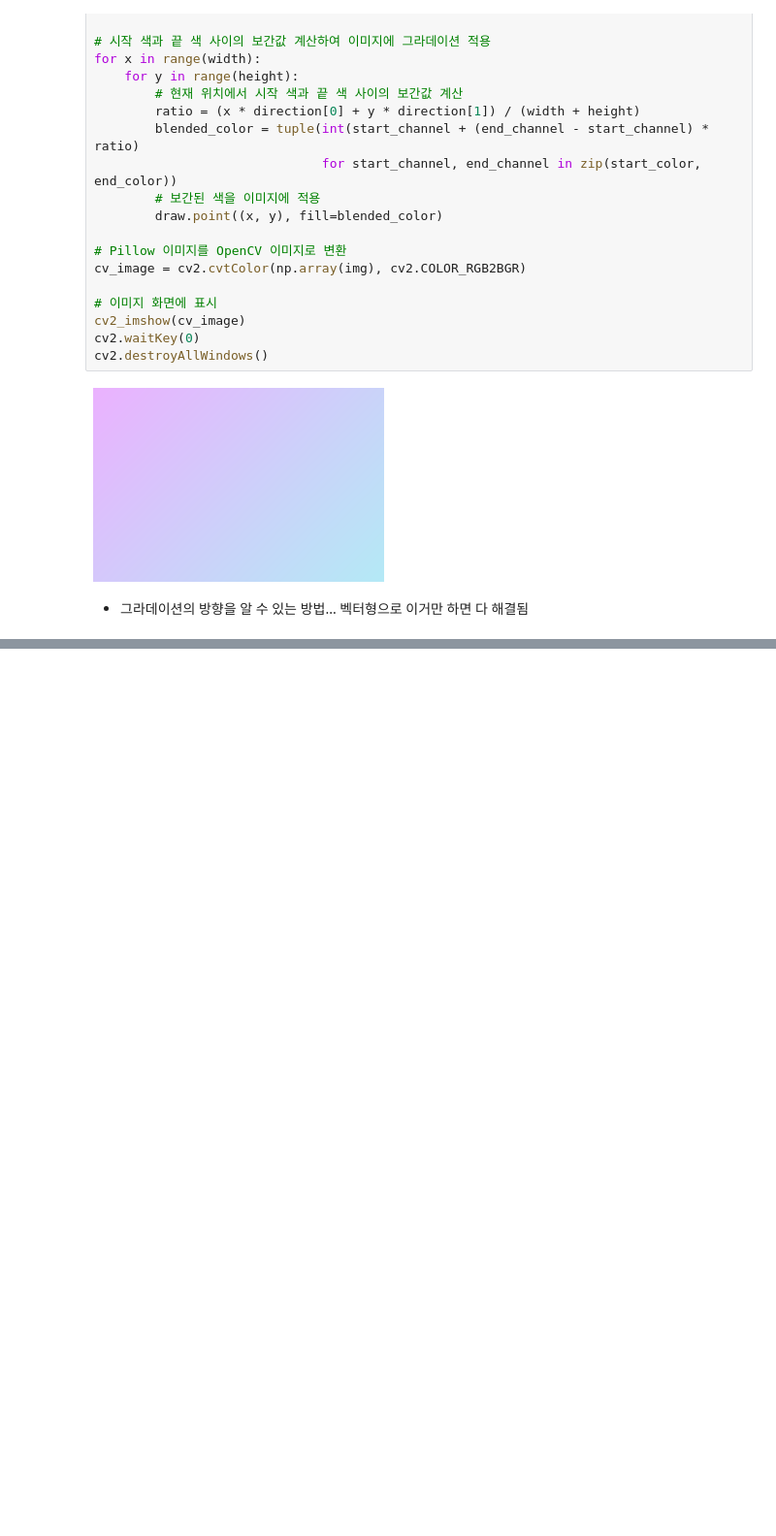
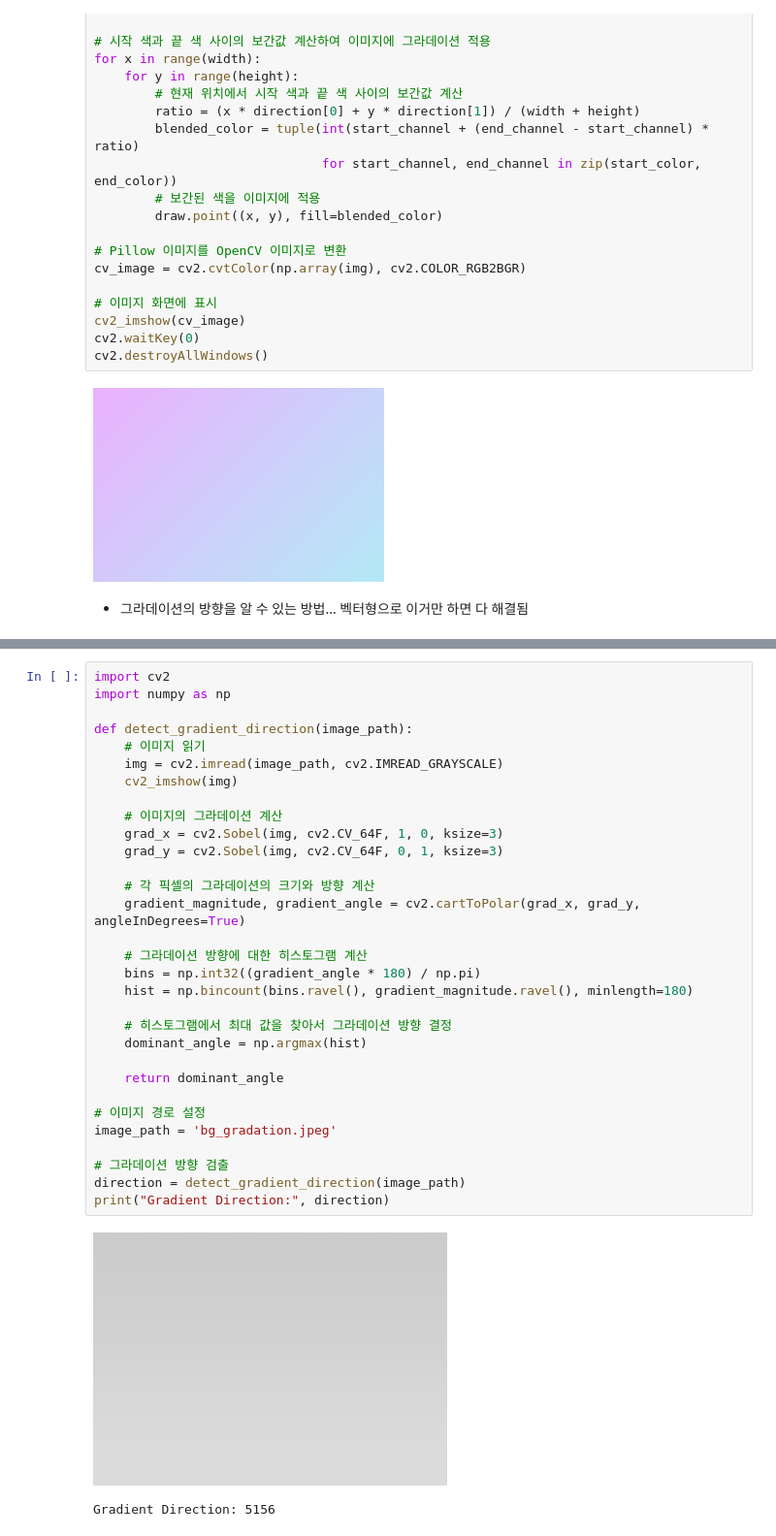
Before and after one commit to min02choi/Style-Color-Detect, a Jupyter notebook: gradation_calculate.ipynb, the cells around one changed output, grey strips where cells are left out. Shown at 97% size. Drawn from its saved outputs; the diff is of its cells as text; blank space fills up the shorter version.

Commit message:
[Feat] 그라데이션 방향 구하기 및 전체 코드 정리 시작

```diff
--- a/gradation_calculate.ipynb
+++ b/gradation_calculate.ipynb
@@ -233,0 +328,34 @@ cv2.destroyAllWindows()
+# %%
+import cv2
+import numpy as np
+
+def detect_gradient_direction(image_path):
+    # 이미지 읽기
+    img = cv2.imread(image_path, cv2.IMREAD_GRAYSCALE)
+    cv2_imshow(img)
+
+    # 이미지의 그라데이션 계산
+    grad_x = cv2.Sobel(img, cv2.CV_64F, 1, 0, ksize=3)
+    grad_y = cv2.Sobel(img, cv2.CV_64F, 0, 1, ksize=3)
+
+    # 각 픽셀의 그라데이션의 크기와 방향 계산
+    gradient_magnitude, gradient_angle = cv2.cartToPolar(grad_x, grad_y, angleInDegrees=True)
+
+    # 그라데이션 방향에 대한 히스토그램 계산
+    bins = np.int32((gradient_angle * 180) / np.pi)
+    hist = np.bincount(bins.ravel(), gradient_magnitude.ravel(), minlength=180)
+
+    # 히스토그램에서 최대 값을 찾아서 그라데이션 방향 결정
+    dominant_angle = np.argmax(hist)
+
+    return dominant_angle
+
+# 이미지 경로 설정
+image_path = 'bg_gradation.jpeg'
+
+# 그라데이션 방향 검출
+direction = detect_gradient_direction(image_path)
+print("Gradient Direction:", direction)
+# %% [output]
+[figure, added]
+Gradient Direction: 5156
```
Also changed, not shown: parts of 24 cells of this notebook.
